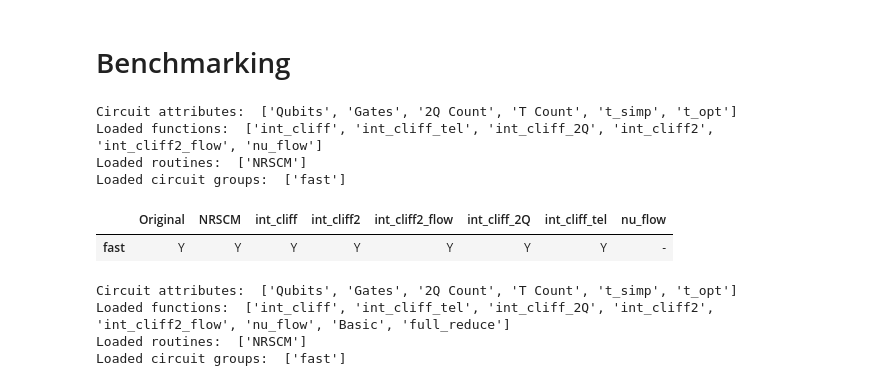
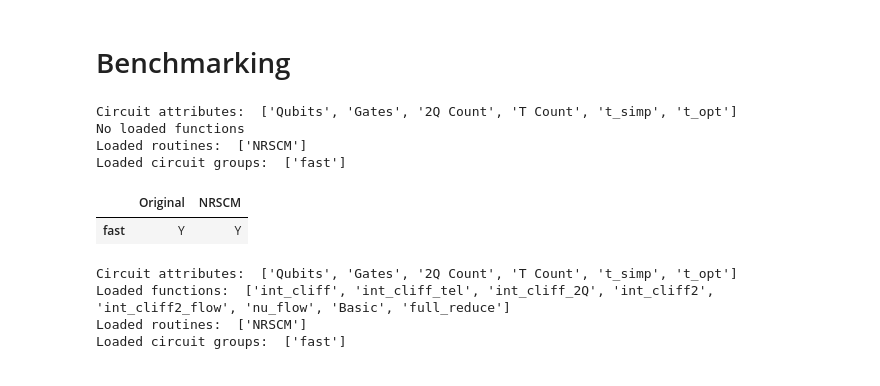
Before and after one commit to calumholker/pyzx, a Jupyter notebook: optimisation/benchmarking_2.ipynb, the cells around one changed output. Saved outputs shown, nothing was run; the diff lists cells and outputs as text; code cells hidden in the pictures.

```diff
--- a/optimisation/benchmarking_2.ipynb
+++ b/optimisation/benchmarking_2.ipynb
@@ -13,18 +13,18 @@ sys.path.append('..')
 import pyzx as zx
 from benchmarking import benchmark
 # %%
-b = benchmark(dirpath='benchmark_int')
-# b = benchmark()
-# b.load_circuits(os.path.join('..', 'circuits', 'benchmarking', 'Fast', 'before'), group_name='fast')
-# b.load_circuits(os.path.join('..', 'circuits', 'benchmarking', 'Fast', 'nrscm'), group_name='fast', simp_strategy='NRSCM')
+# b = benchmark(dirpath='benchmark_int')
+b = benchmark()
+b.load_circuits(os.path.join('..', 'circuits', 'benchmarking', 'Fast', 'before'), group_name='fast')
+b.load_circuits(os.path.join('..', 'circuits', 'benchmarking', 'Fast', 'nrscm'), group_name='fast', simp_strategy='NRSCM')
 b.show_attributes()
 # %% [output]
 Circuit attributes:  ['Qubits', 'Gates', '2Q Count', 'T Count', 't_simp', 't_opt']
-Loaded functions:  ['int_cliff', 'int_cliff_tel', 'int_cliff_2Q', 'int_cliff2', 'int_cliff2_flow', 'nu_flow']
+No loaded functions
 Loaded routines:  ['NRSCM']
 Loaded circuit groups:  ['fast']
-|  | Original | NRSCM | int_cliff | int_cliff2 | int_cliff2_flow | int_cliff_2Q | int_cliff_tel | nu_flow |
-| fast | Y | Y | Y | Y | Y | Y | Y | - |
+|  | Original | NRSCM |
+| fast | Y | Y |
 # %%
 
 def basic(c):
```
Also changed, not shown: parts of 2 cells of this notebook, 3 other files.
